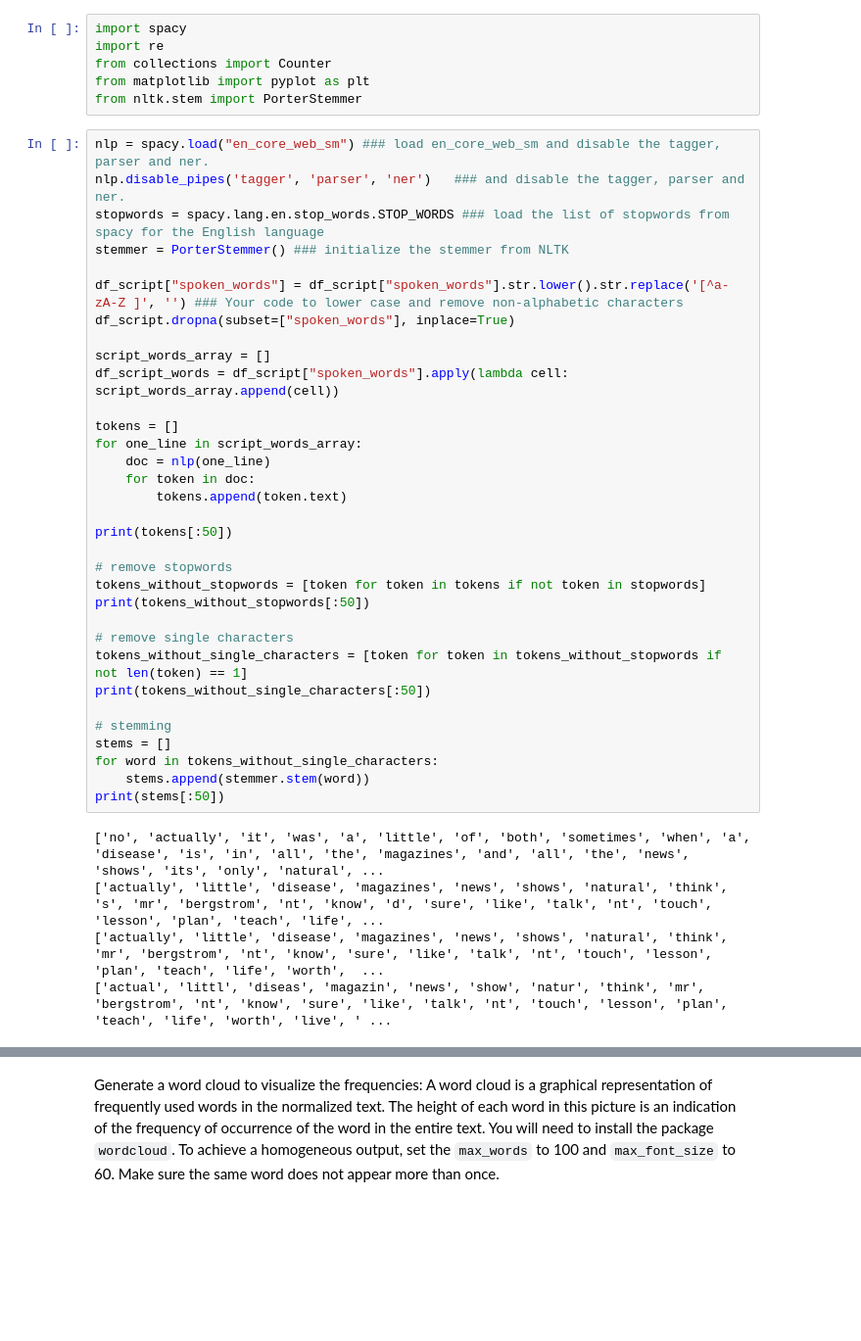
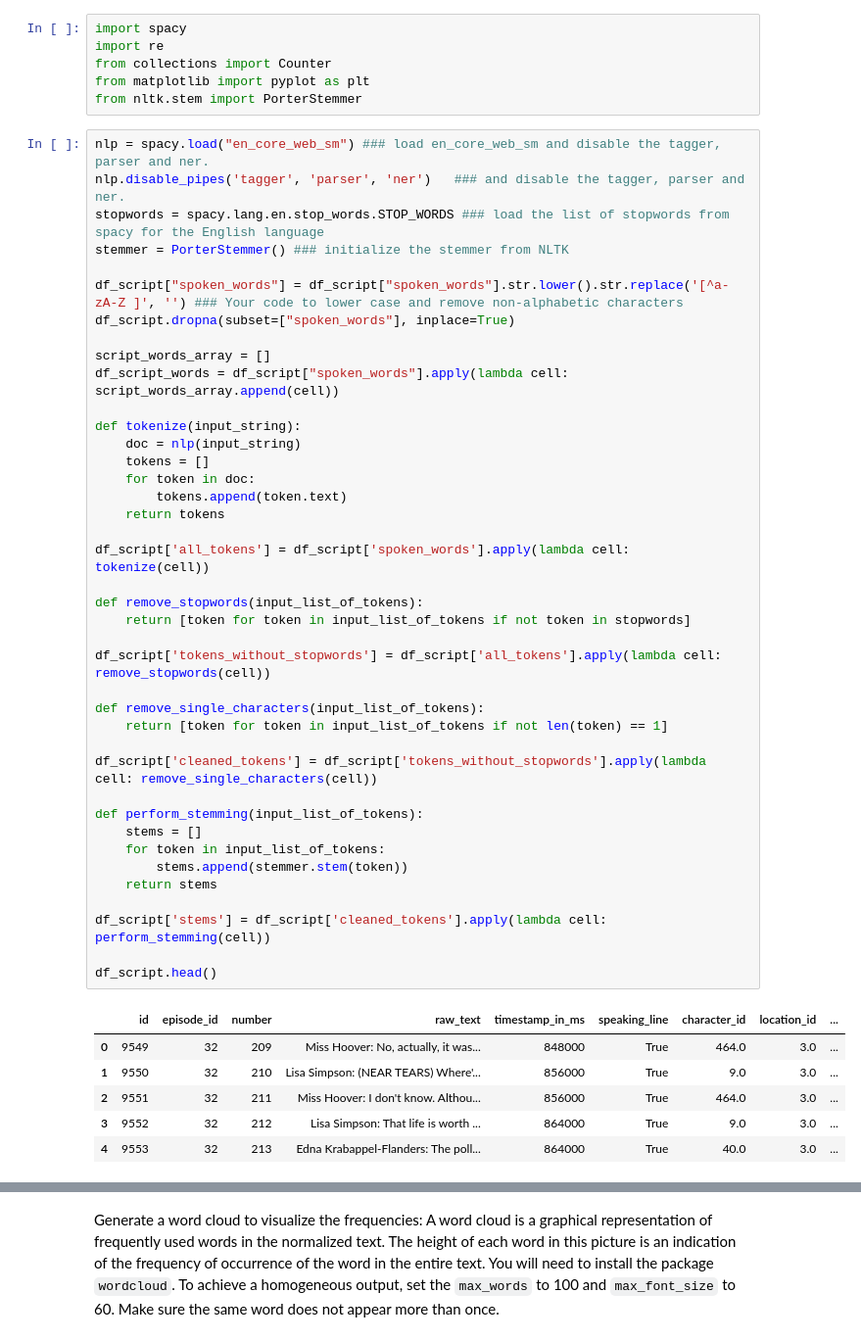
Before and after one commit to fidsusj/HateSpeechDetection, a Jupyter notebook: assignments/2/ITA_assignment_2.ipynb, the cells around one changed output, grey strips where cells are left out. Shown at 98% size. Cells and saved outputs as stored; diff of their text form; blank space fills up the shorter version.

```diff
--- a/assignments/2/ITA_assignment_2.ipynb
+++ b/assignments/2/ITA_assignment_2.ipynb
@@ -172,40 +172,49 @@ from nltk.stem import PorterStemmer
 # %%
 nlp = spacy.load("en_core_web_sm") ### load en_core_web_sm and disable the tagger, parser and ner.
 nlp.disable_pipes('tagger', 'parser', 'ner')   ### and disable the tagger, parser and ner.
 stopwords = spacy.lang.en.stop_words.STOP_WORDS ### load the list of stopwords from spacy for the English language
 stemmer = PorterStemmer() ### initialize the stemmer from NLTK
 
 df_script["spoken_words"] = df_script["spoken_words"].str.lower().str.replace('[^a-zA-Z ]', '') ### Your code to lower case and remove non-alphabetic characters
 df_script.dropna(subset=["spoken_words"], inplace=True)
 
 script_words_array = []
 df_script_words = df_script["spoken_words"].apply(lambda cell: script_words_array.append(cell))
 
-tokens = []
-for one_line in script_words_array:
-    doc = nlp(one_line)
+def tokenize(input_string):
+    doc = nlp(input_string)
+    tokens = []
     for token in doc:
         tokens.append(token.text)
+    return tokens
 
-print(tokens[:50])
+df_script['all_tokens'] = df_script['spoken_words'].apply(lambda cell: tokenize(cell))
 
-# remove stopwords
-tokens_without_stopwords = [token for token in tokens if not token in stopwords]
-print(tokens_without_stopwords[:50])
+def remove_stopwords(input_list_of_tokens):
+    return [token for token in input_list_of_tokens if not token in stopwords]
 
-# remove single characters
-tokens_without_single_characters = [token for token in tokens_without_stopwords if not len(token) == 1]
-print(tokens_without_single_characters[:50])
+df_script['tokens_without_stopwords'] = df_script['all_tokens'].apply(lambda cell: remove_stopwords(cell))
 
-# stemming
-stems = []
-for word in tokens_without_single_characters:
-    stems.append(stemmer.stem(word))
-print(stems[:50])
+def remove_single_characters(input_list_of_tokens):
+    return [token for token in input_list_of_tokens if not len(token) == 1]
+
+df_script['cleaned_tokens'] = df_script['tokens_without_stopwords'].apply(lambda cell: remove_single_characters(cell))
+
+def perform_stemming(input_list_of_tokens):
+    stems = []
+    for token in input_list_of_tokens:
+        stems.append(stemmer.stem(token))
+    return stems
+
+df_script['stems'] = df_script['cleaned_tokens'].apply(lambda cell: perform_stemming(cell))
+
+df_script.head()
 # %% [output]
-['no', 'actually', 'it', 'was', 'a', 'little', 'of', 'both', 'sometimes', 'when', 'a', 'disease', 'is', 'in', 'all', 'the', 'magazines', 'and', 'all', 'the', 'news', 'shows', 'its', 'only', 'natural', ...
-['actually', 'little', 'disease', 'magazines', 'news', 'shows', 'natural', 'think', 's', 'mr', 'bergstrom', 'nt', 'know', 'd', 'sure', 'like', 'talk', 'nt', 'touch', 'lesson', 'plan', 'teach', 'life', ...
-['actually', 'little', 'disease', 'magazines', 'news', 'shows', 'natural', 'think', 'mr', 'bergstrom', 'nt', 'know', 'sure', 'like', 'talk', 'nt', 'touch', 'lesson', 'plan', 'teach', 'life', 'worth',  ...
-['actual', 'littl', 'diseas', 'magazin', 'news', 'show', 'natur', 'think', 'mr', 'bergstrom', 'nt', 'know', 'sure', 'like', 'talk', 'nt', 'touch', 'lesson', 'plan', 'teach', 'life', 'worth', 'live', ' ...
+|  | id | episode_id | number | raw_text | timestamp_in_ms | speaking_line | character_id | location_id | ... |
+| 0 | 9549 | 32 | 209 | Miss Hoover: No, actually, it was... | 848000 | True | 464.0 | 3.0 | ... |
+| 1 | 9550 | 32 | 210 | Lisa Simpson: (NEAR TEARS) Where'... | 856000 | True | 9.0 | 3.0 | ... |
+| 2 | 9551 | 32 | 211 | Miss Hoover: I don't know. Althou... | 856000 | True | 464.0 | 3.0 | ... |
+| 3 | 9552 | 32 | 212 | Lisa Simpson: That life is worth ... | 864000 | True | 9.0 | 3.0 | ... |
+| 4 | 9553 | 32 | 213 | Edna Krabappel-Flanders: The poll... | 864000 | True | 40.0 | 3.0 | ... |
 # %%
 #### Count the words in the scripts and print out the most common 20, remove any single character tokens and stem
```
Also changed, not shown: parts of 5 cells of this notebook.
